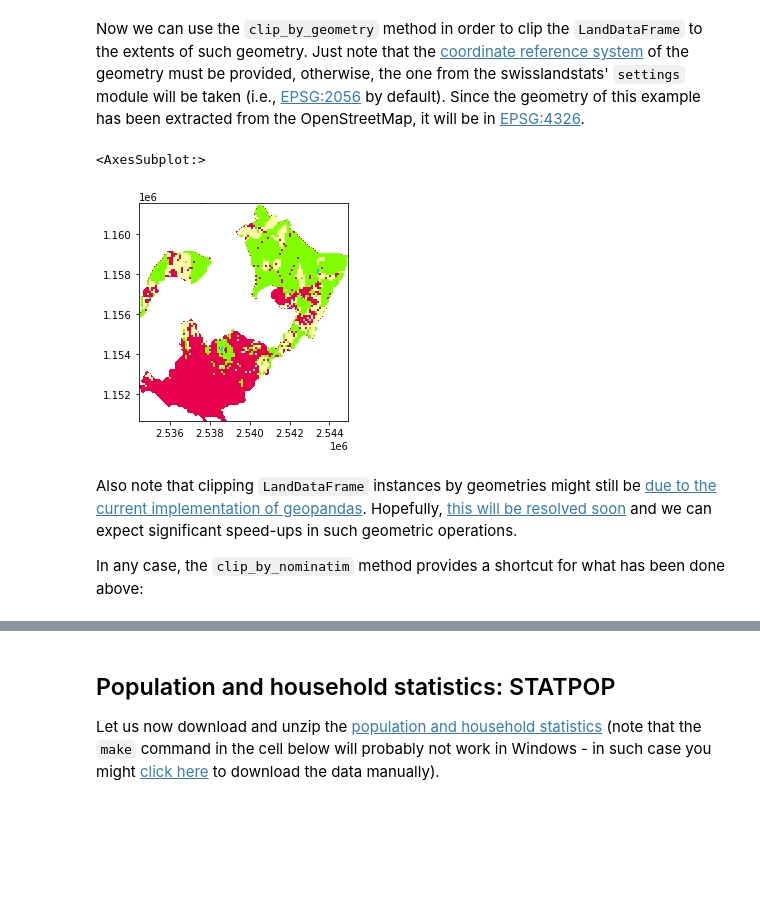
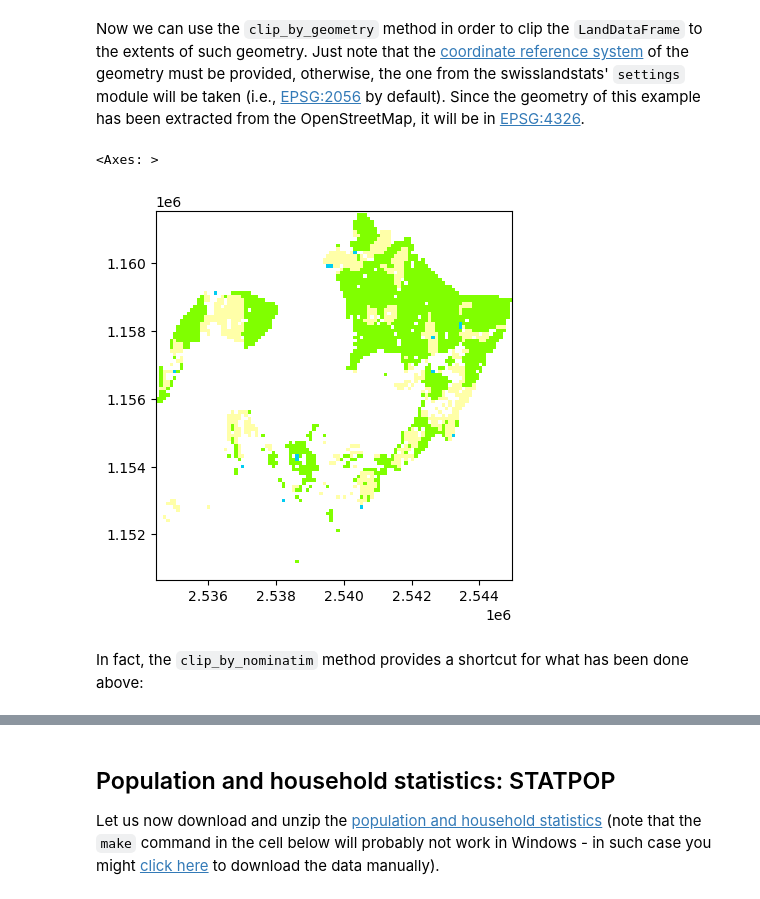
Before and after one commit to martibosch/swisslandstats-geopy, a Jupyter notebook: examples/overview.ipynb, the cells around one changed output, grey strips where cells are left out. Cells and saved outputs as stored; diff of their text form; code cells hidden in the pictures; blank space fills up the shorter version.

```diff
--- a/examples/overview.ipynb
+++ b/examples/overview.ipynb
@@ -20,0 +11,3 @@ ldf = sls.read_csv("data/land/AREA_NOAS04_17_181029.csv")
+# %%
+ldf = sls.from_url()
+ldf
@@ -64,7 +73,7 @@ ldf.to_geotiff("as18_4.tif", "AS18_4")
 # %% [markdown]
 We can operate over a `LandDataFrame` as we would do with any pandas `DataFrame`. For example, we can create a new column that represents the pixels that have been transformed from non-urban to urban during the 2004/09-2013/18 period:
 # %%
-ldf["urban_09-18"] = (ldf["AS18_4"] == 1) & (ldf["AS09R_4"] != 1)
+ldf["urban_09-18"] = (ldf["LU18_4"] == 1) & (ldf["LU09_4"] != 1)
 # %% [markdown]
 Let us plot the new column:
 # %%
@@ -97,13 +103,11 @@ geometry = ox.geocode_to_gdf("Lausanne, Vaud")["geometry"].iloc[0]
 Now we can use the `clip_by_geometry` method in order to clip the `LandDataFrame` to the extents of such geometry. Just note that the [coordinate reference system](https://en.wikipedia.org/wiki/Spatial_reference_system) of the geometry must be provided, otherwise, the one from the swisslandstats' `settings` module will be taken (i.e., [EPSG:2056](https://spatialreference.org/ref/epsg/2056) by default). Since the geometry of this example has been extracted from the OpenStreetMap, it will be in [EPSG:4326](https://spatialreference.org/ref/epsg/4326).
 # %%
 subset_ldf = ldf.clip_by_geometry(geometry, geometry_crs=ox.settings.default_crs)
-subset_ldf.plot("AS09R_4", cmap=sls.noas04_4_cmap)
+subset_ldf.plot("LU09_4", cmap=sls.noas04_4_cmap)
 # %% [output]
-<AxesSubplot:>
+<Axes: >
-[figure, old version]
+[figure, new version]
-# %% [markdown]
-Also note that clipping `LandDataFrame` instances by geometries might still be [due to the current implementation of geopandas](https://jorisvandenbossche.github.io/blog/2017/09/19/geopandas-cython/). Hopefully, [this will be resolved soon](https://github.com/geopandas/geopandas/issues/473) and we can expect significant speed-ups in such geometric operations.
-
-In any case, the `clip_by_nominatim` method provides a shortcut for what has been done above:
+# %% [markdown]
+In fact, the `clip_by_nominatim` method provides a shortcut for what has been done above:
 # %%
 same_subset_ldf = ldf.clip_by_nominatim("Lausanne, Vaud")
```
Also changed, not shown: parts of 23 cells of this notebook.
